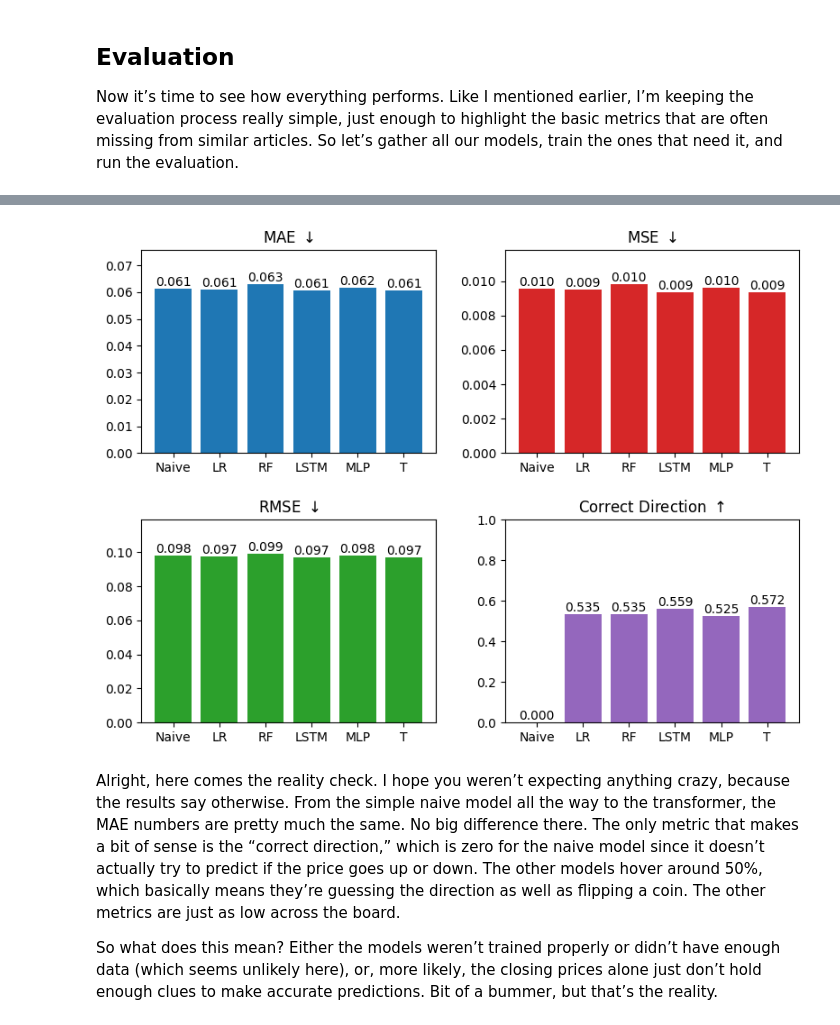
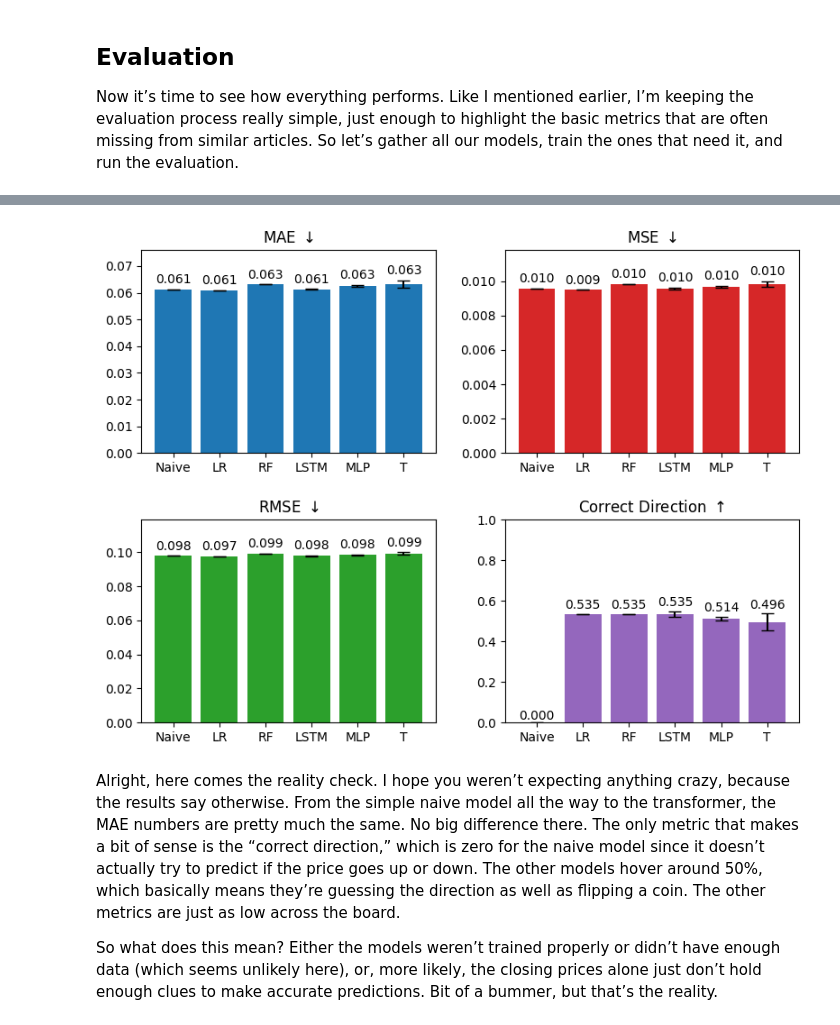
Before and after one commit to yoest/estytech-labs, a Jupyter notebook: can-we-forecast-closing-price/code.ipynb, the cells around one changed output, grey strips where cells are left out. Saved outputs shown, nothing was run; the diff lists cells and outputs as text; code cells hidden in the pictures.

Commit message:
add standard error in the evaluation process

```diff
--- a/can-we-forecast-closing-price/code.ipynb
+++ b/can-we-forecast-closing-price/code.ipynb
@@ -492,30 +537,55 @@
-# %%
-def plot_bar(ax, data: dict, title: str, color: str = 'tab:blue'):
-    bar = ax.bar(data.keys(), data.values(), color=color)
-
-    # Add the value labels on top of each bar
-    for rect in bar:
-        height = rect.get_height()
-        ax.text(rect.get_x() + rect.get_width() / 2, height, f'{height:.3f}', ha='center', va='bottom')
-
-    ax.set_title(title)
-    ax.set_ylim(0, max(data.values()) * 1.2)
-
-
-fig, ax = plt.subplots(2, 2, figsize=(8, 6))
-
-# Plot MAE, MSE, RMSE, and Correct Direction metrics in a 2x2 grid
-plot_bar(ax[0, 0], {k: v['mae'] for k, v in results.items()}, 'MAE' + r' $\downarrow$')
-plot_bar(ax[0, 1], {k: v['mse'] for k, v in results.items()}, 'MSE' + r' $\downarrow$', color='tab:red')
-plot_bar(ax[1, 0], {k: v['rmse'] for k, v in results.items()}, 'RMSE' + r' $\downarrow$', color='tab:green')
-plot_bar(ax[1, 1], {k: abs(v['corr_dir']) for k, v in results.items()}, 'Correct Direction' + r' $\uparrow$', color='tab:purple')
-
-ax[1, 1].set_ylim(0, 1)
-
-plt.tight_layout(w_pad=2, h_pad=2)
-plt.show()
-# %% [output]
-[figure, removed]
+# %%
+def compute_mean_and_sem(results_by_seed, metric):
+    # Create a dict: { model_name: [metric_values_across_seeds] }
+    aggregated = defaultdict(list)
+
+    for seed_results in results_by_seed.values():
+        for model_name, metrics in seed_results.items():
+            aggregated[model_name].append(metrics[metric])
+
+    # Compute mean and SEM
+    means = {k: np.mean(v) for k, v in aggregated.items()}
+    sems = {k: np.std(v, ddof=1) / np.sqrt(len(v)) for k, v in aggregated.items()}
+
+    return means, sems
+
+def plot_bar(ax, means: dict, sems: dict, title: str, color: str = 'tab:blue'):
+    labels = list(means.keys())
+    values = list(means.values())
+    errors = [sems[k] for k in labels]
+
+    bar = ax.bar(labels, values, yerr=errors, capsize=5, color=color)
+
+    # Add the value labels on top of each bar
+    for rect, mean, sem in zip(bar, values, sems.values()):
+        height = mean * 1.02 + sem
+        ax.text(rect.get_x() + rect.get_width() / 2, height, f'{mean:.3f}', ha='center', va='bottom')
+
+    ax.set_title(title)
+    ax.set_ylim(0, max(values) * 1.2)
+
+fig, ax = plt.subplots(2, 2, figsize=(8, 6))
+
+# Metrics to plot
+metrics_info = [
+    ('mae', 'MAE' + r' $\downarrow$', 'tab:blue'),
+    ('mse', 'MSE' + r' $\downarrow$', 'tab:red'),
+    ('rmse', 'RMSE' + r' $\downarrow$', 'tab:green'),
+    ('corr_dir', 'Correct Direction' + r' $\uparrow$', 'tab:purple'),
+]
+
+# Plot MAE, MSE, RMSE, and Correct Direction metrics in a 2x2 grid
+for i, (metric, title, color) in enumerate(metrics_info):
+    means, sems = compute_mean_and_sem(results_by_seed, metric)
+    row, col = divmod(i, 2)
+    plot_bar(ax[row, col], means, sems, title, color=color)
+    if metric == 'corr_dir':
+        ax[row, col].set_ylim(0, 1)
+
+plt.tight_layout(w_pad=2, h_pad=2)
+plt.show()
+# %% [output]
+[figure, added]
 # %% [markdown]
 Alright, here comes the reality check. I hope you weren’t expecting anything crazy, because the results say otherwise. From the simple naive model all the way to the transformer, the MAE numbers are pretty much the same. No big difference there. The only metric that makes a bit of sense is the “correct direction,” which is zero for the naive model since it doesn’t actually try to predict if the price goes up or down. The other models hover around 50%, which basically means they’re guessing the direction as well as flipping a coin. The other metrics are just as low across the board.
 
```
Also changed, not shown: parts of 7 cells of this notebook, 1 other file.
